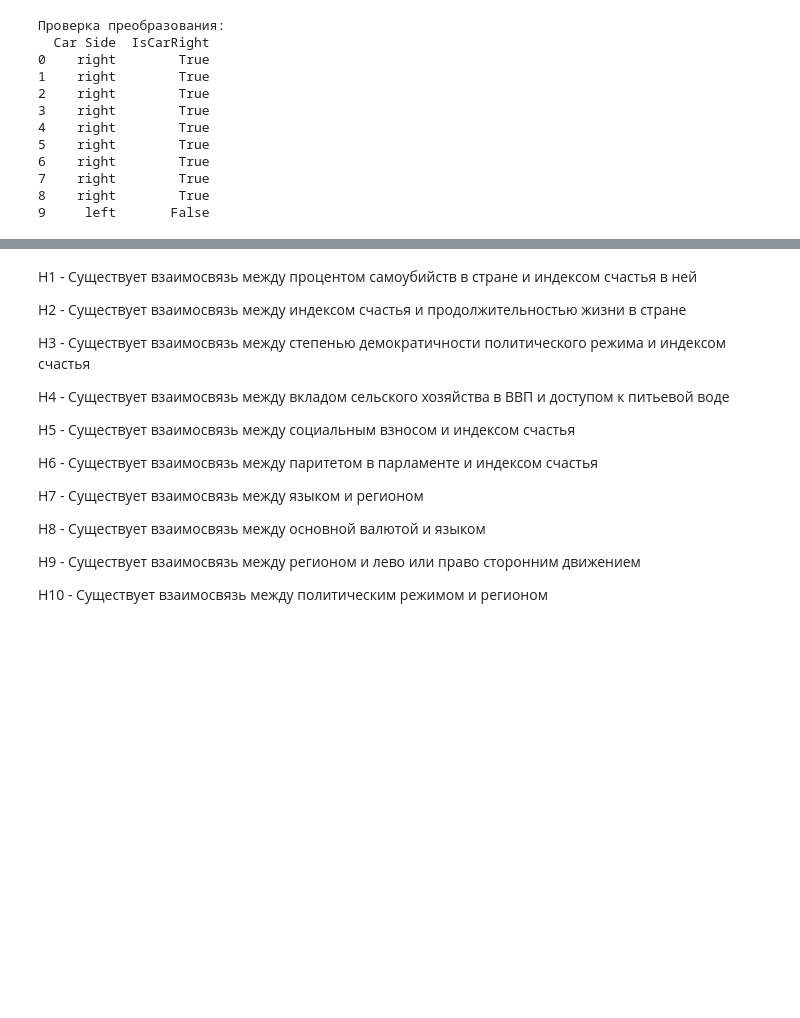
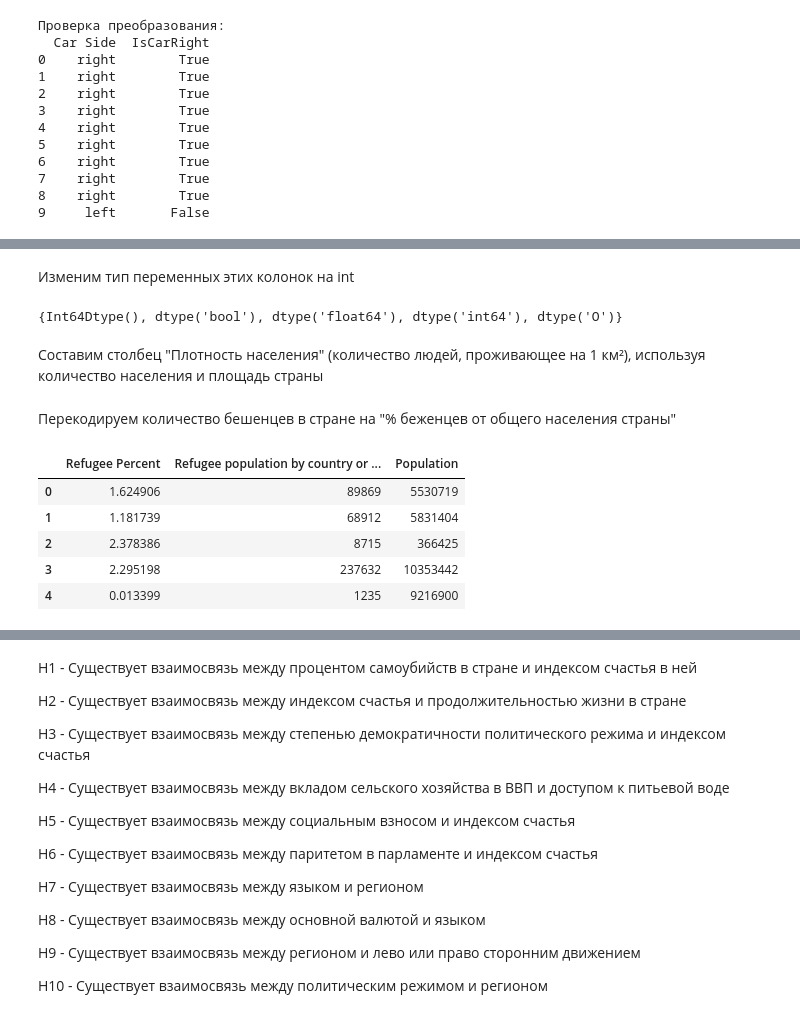
Before and after one commit to seny03/countries-happiness-analysis, a Jupyter notebook: src/analysis.ipynb, the cells around one changed output, grey strips where cells are left out. Drawn from its saved outputs; the diff is of its cells as text; code cells hidden in the pictures; blank space fills up the shorter version.

```diff
--- a/src/analysis.ipynb
+++ b/src/analysis.ipynb
@@ -492,3 +149,0 @@ dtype: Int64
-# %%
-import numpy as np
-df["Population of territories"] = df["Population"] / df["Area"].replace(0, np.nan)
@@ -517,6 +149,0 @@ print(df[["Population of territories", "Population", "Area"]])
-# %%
-df['Intentional homicides (per 100,000 people)'] = df['Intentional homicides (per 100,000 people)'].apply(
-    lambda x: 'high' if x > 6 else ('middle' if 3 <= x <= 5 else ('low' if 0 <= x <= 2 else 'undefined'))
-)
-
-print(df[['Intentional homicides (per 100,000 people)']])
@@ -541,0 +169,4 @@ print(df[['Intentional homicides (per 100,000 people)']])
+# %%
+float_cols = df.select_dtypes(include='float').columns
+float2int_cols = [col for col in float_cols if (df[col].dropna() % 1 == 0).all()]
+float2int_cols
@@ -541,0 +191,22 @@ print(df[['Intentional homicides (per 100,000 people)']])
+# %% [markdown]
+Изменим тип переменных этих колонок на int
+# %%
+df[float2int_cols] = df[float2int_cols].astype('Int64')
+# %%
+set(df.dtypes.values)
+# %% [output]
+{Int64Dtype(), dtype('bool'), dtype('float64'), dtype('int64'), dtype('O')}
+# %% [markdown]
+Составим столбец "Плотность населения" (количество людей, проживающее на 1 км²), используя количество населения и площадь страны
+# %% [markdown]
+Перекодируем количество бешенцев в стране на "% беженцев от общего населения страны"
+# %%
+df['Refugee Percent'] = df['Refugee population by country or territory of asylum'] / df['Population'] * 100
+df[['Refugee Percent', 'Refugee population by country or territory of asylum', 'Population']].head()
+# %% [output]
+|  | Refugee Percent | Refugee population by country or ... | Population |
+| 0 | 1.624906 | 89869 | 5530719 |
+| 1 | 1.181739 | 68912 | 5831404 |
+| 2 | 2.378386 | 8715 | 366425 |
+| 3 | 2.295198 | 237632 | 10353442 |
+| 4 | 0.013399 | 1235 | 9216900 |
```
Also changed, not shown: parts of 92 cells of this notebook.
